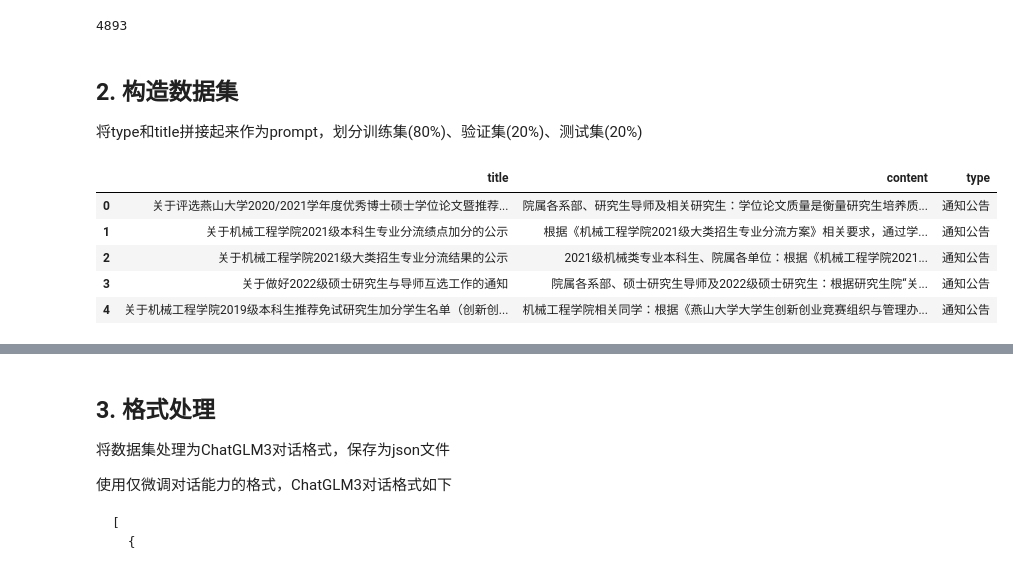
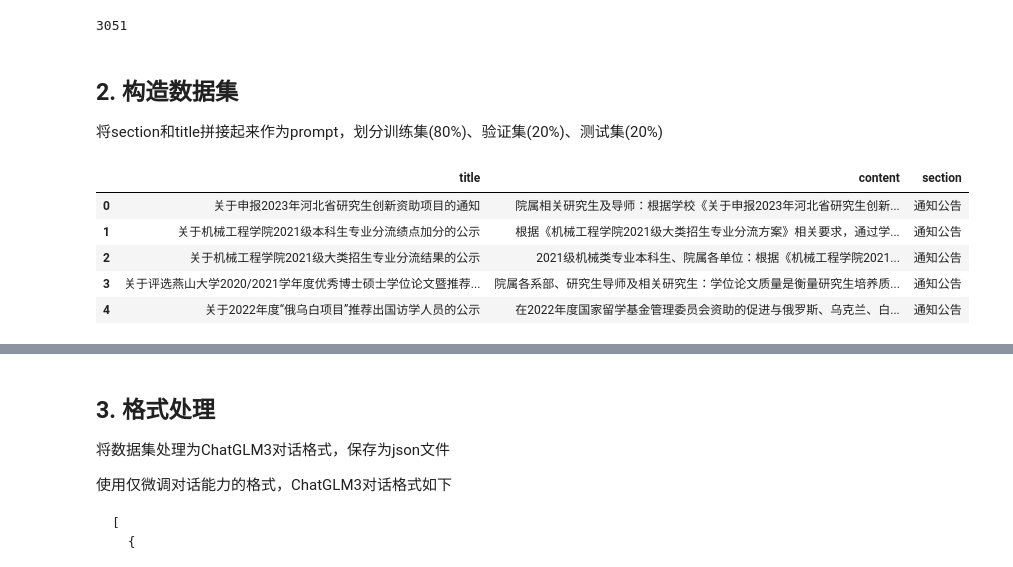
Before and after one commit to Baymax104/ysu-ai-training, a Jupyter notebook: 5-ChartGLM/preprocessing/preprocessing.ipynb, the cells around one changed output, grey strips where cells are left out. Drawn from its saved outputs; the diff is of its cells as text; code cells hidden in the pictures.

```diff
--- a/5-ChartGLM/preprocessing/preprocessing.ipynb
+++ b/5-ChartGLM/preprocessing/preprocessing.ipynb
@@ -20,13 +18,13 @@ connection = pymysql.connect(host=HOST, user=USER, password=PASSWORD, db=DATABAS
 cursor = connection.cursor()
 # %%
 with connection, cursor:
-    cursor.execute('select title, content, type from text;')
+    cursor.execute('select title, content, section from text;')
     results = cursor.fetchall()
 len(results)
 # %% [output]
-4893
+3051
 # %% [markdown]
 ## 2. 构造数据集
-将type和title拼接起来作为prompt，划分训练集(80%)、验证集(20%)、测试集(20%)
+将section和title拼接起来作为prompt，划分训练集(80%)、验证集(20%)、测试集(20%)
 # %%
 import pandas as pd
@@ -33,11 +32,11 @@ import pandas as pd
 from sklearn.model_selection import train_test_split
 # %%
-data = pd.DataFrame(results, columns=['title', 'content', 'type'])
+data = pd.DataFrame(results, columns=['title', 'content', 'section'])
 data.head()
 # %% [output]
-|  | title | content | type |
-| 0 | 关于评选燕山大学2020/2021学年度优秀博士硕士学位论文暨推荐... | 院属各系部、研究生导师及相关研究生：学位论文质量是衡量研究生培养质... | 通知公告 |
+|  | title | content | section |
+| 0 | 关于申报2023年河北省研究生创新资助项目的通知 | 院属相关研究生及导师：根据学校《关于申报2023年河北省研究生创新... | 通知公告 |
 | 1 | 关于机械工程学院2021级本科生专业分流绩点加分的公示 | 根据《机械工程学院2021级大类招生专业分流方案》相关要求，通过学... | 通知公告 |
 | 2 | 关于机械工程学院2021级大类招生专业分流结果的公示 | 2021级机械类专业本科生、院属各单位：根据《机械工程学院2021... | 通知公告 |
-| 3 | 关于做好2022级硕士研究生与导师互选工作的通知 | 院属各系部、硕士研究生导师及2022级硕士研究生：根据研究生院“关... | 通知公告 |
-| 4 | 关于机械工程学院2019级本科生推荐免试研究生加分学生名单（创新创... | 机械工程学院相关同学：根据《燕山大学大学生创新创业竞赛组织与管理办... | 通知公告 |
+| 3 | 关于评选燕山大学2020/2021学年度优秀博士硕士学位论文暨推荐... | 院属各系部、研究生导师及相关研究生：学位论文质量是衡量研究生培养质... | 通知公告 |
+| 4 | 关于2022年度“俄乌白项目”推荐出国访学人员的公示 | 在2022年度国家留学基金管理委员会资助的促进与俄罗斯、乌克兰、白... | 通知公告 |
```
Also changed, not shown: parts of 8 cells of this notebook, 1 other file.
